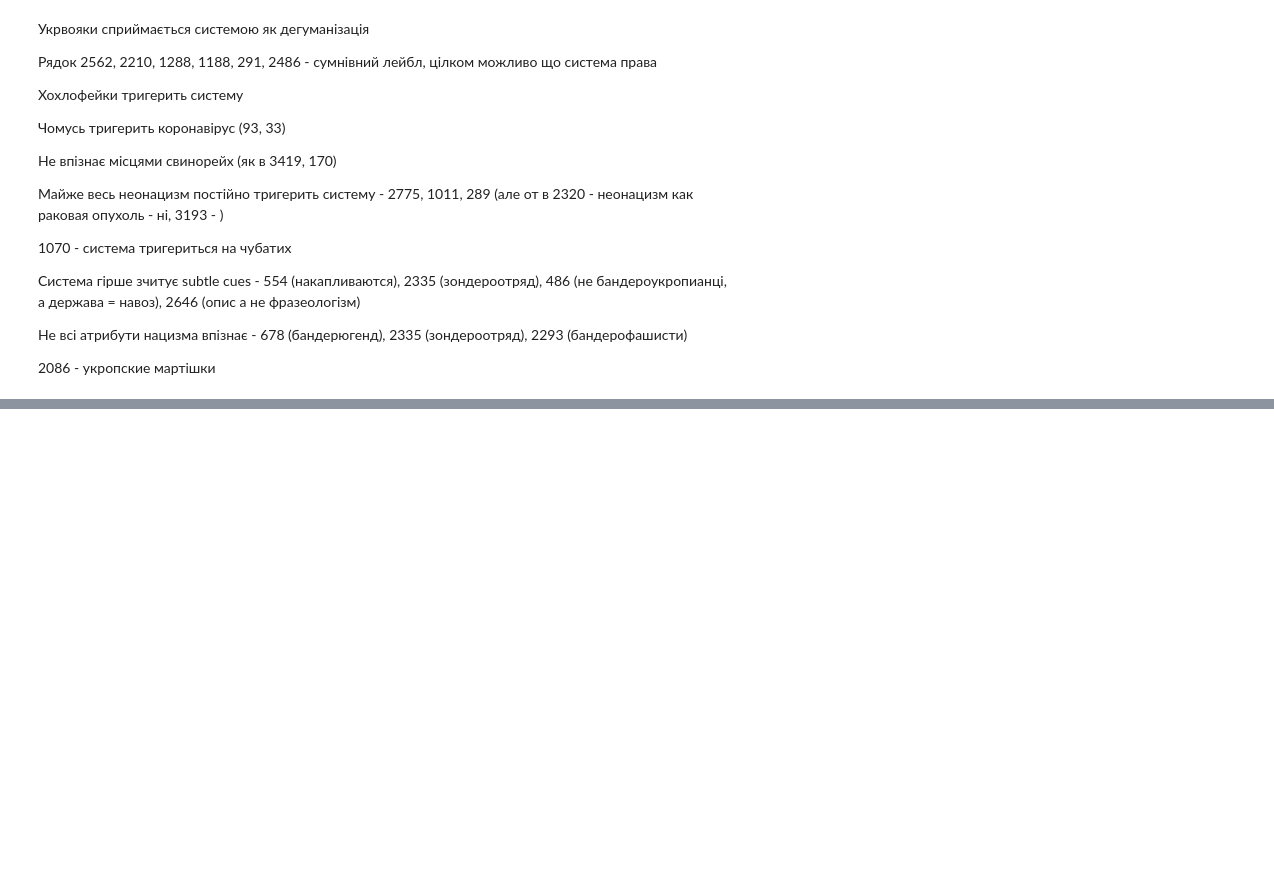
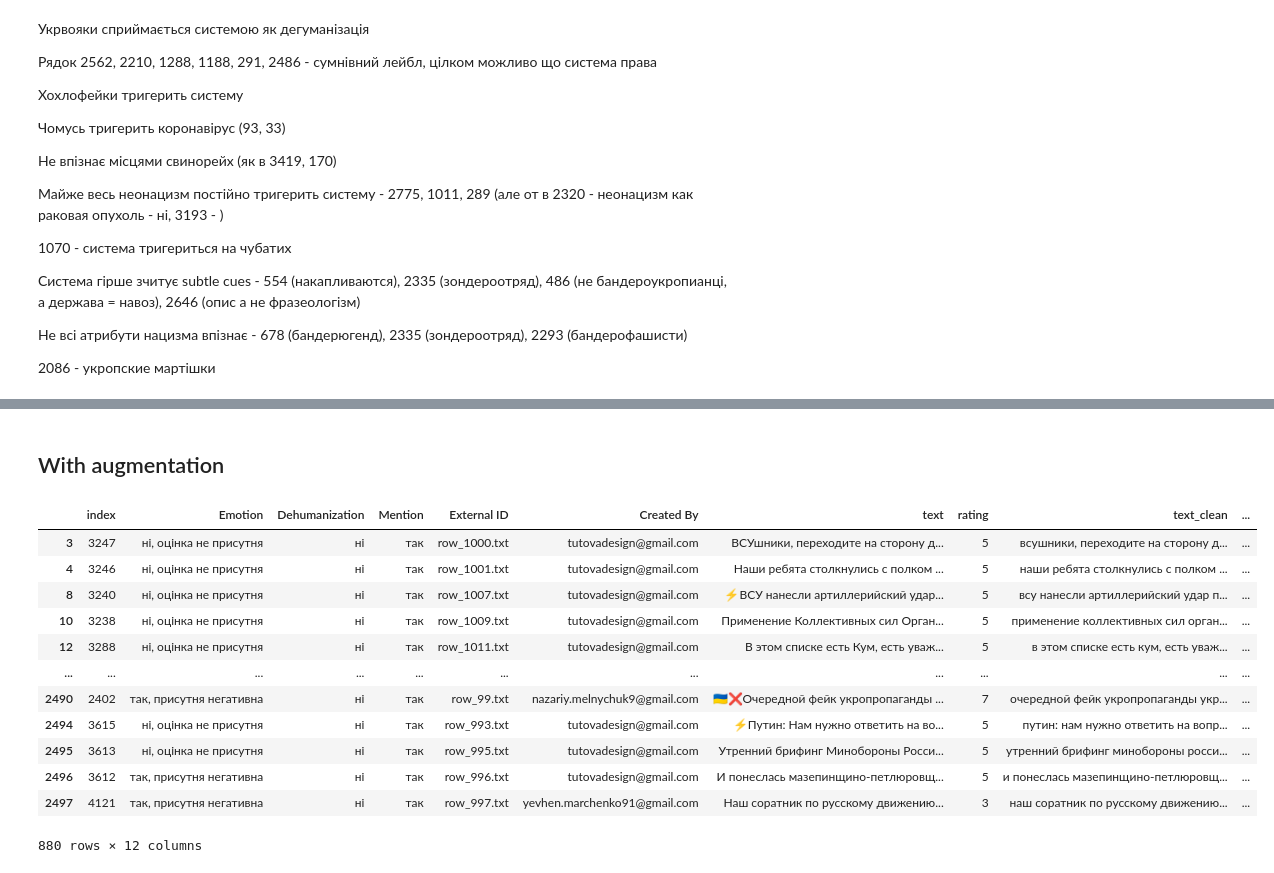
Before and after one commit to kateburovova/dehumanization, a Jupyter notebook: detection_experiments.ipynb, the cells around one changed output, grey strips where cells are left out. Saved outputs shown, nothing was run; the diff lists cells and outputs as text; code cells hidden in the pictures; blank space fills up the shorter version.

```diff
--- a/detection_experiments.ipynb
+++ b/detection_experiments.ipynb
@@ -222,0 +1086,2 @@ Predicted Label: 0
+# %% [markdown]
+## With augmentation
@@ -222,0 +1104,19 @@ Predicted Label: 0
+# %%
+# df_add = pd.read_csv('/Users/katerynaburovova/PycharmProjects/dehumanization/augmentation/augm_added_dehumanization.csv', index_col=[0])
+df_augmentation = pd.read_csv('/Users/katerynaburovova/PycharmProjects/dehumanization/augmentation/augm_neutal_in_class.csv', index_col=[0])
+# %%
+df_augmentation
+# %% [output]
+|  | index | Emotion | Dehumanization | Mention | External ID | Created By | text | rating | text_clean | ... |
+| 3 | 3247 | ні, оцінка не присутня | ні | так | row_1000.txt | tutovadesign@gmail.com | ВСУшники, переходите на сторону д... | 5 | всушники, переходите на сторону д... | ... |
+| 4 | 3246 | ні, оцінка не присутня | ні | так | row_1001.txt | tutovadesign@gmail.com | Наши ребята столкнулись с полком ... | 5 | наши ребята столкнулись с полком ... | ... |
+| 8 | 3240 | ні, оцінка не присутня | ні | так | row_1007.txt | tutovadesign@gmail.com | ⚡️ВСУ нанесли артиллерийский удар... | 5 | всу нанесли артиллерийский удар п... | ... |
+| 10 | 3238 | ні, оцінка не присутня | ні | так | row_1009.txt | tutovadesign@gmail.com | Применение Коллективных сил Орган... | 5 | применение коллективных сил орган... | ... |
+| 12 | 3288 | ні, оцінка не присутня | ні | так | row_1011.txt | tutovadesign@gmail.com | В этом списке есть Кум, есть уваж... | 5 | в этом списке есть кум, есть уваж... | ... |
+| ... | ... | ... | ... | ... | ... | ... | ... | ... | ... | ... |
+| 2490 | 2402 | так, присутня негативна | ні | так | row_99.txt | nazariy.melnychuk9@gmail.com | 🇺🇦❌Очередной фейк укропропаганды ... | 7 | очередной фейк укропропаганды укр... | ... |
+| 2494 | 3615 | ні, оцінка не присутня | ні | так | row_993.txt | tutovadesign@gmail.com | ⚡️Путин: Нам нужно ответить на во... | 5 | путин: нам нужно ответить на вопр... | ... |
+| 2495 | 3613 | ні, оцінка не присутня | ні | так | row_995.txt | tutovadesign@gmail.com | Утренний брифинг Минобороны Росси... | 5 | утренний брифинг минобороны росси... | ... |
+| 2496 | 3612 | так, присутня негативна | ні | так | row_996.txt | tutovadesign@gmail.com | И понеслась мазепинщино-петлюровщ... | 5 | и понеслась мазепинщино-петлюровщ... | ... |
+| 2497 | 4121 | так, присутня негативна | ні | так | row_997.txt | yevhen.marchenko91@gmail.com | Наш соратник по русскому движению... | 3 | наш соратник по русскому движению... | ... |
+880 rows × 12 columns
```
Also changed, not shown: parts of 82 cells of this notebook, 11 other files.
